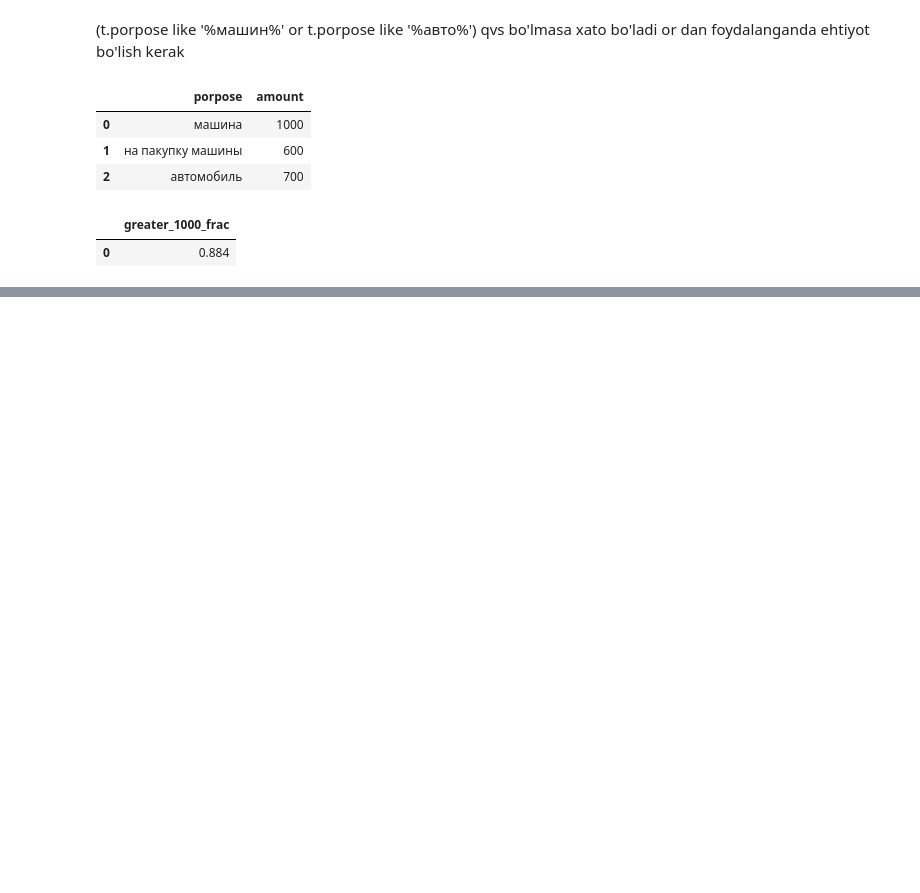
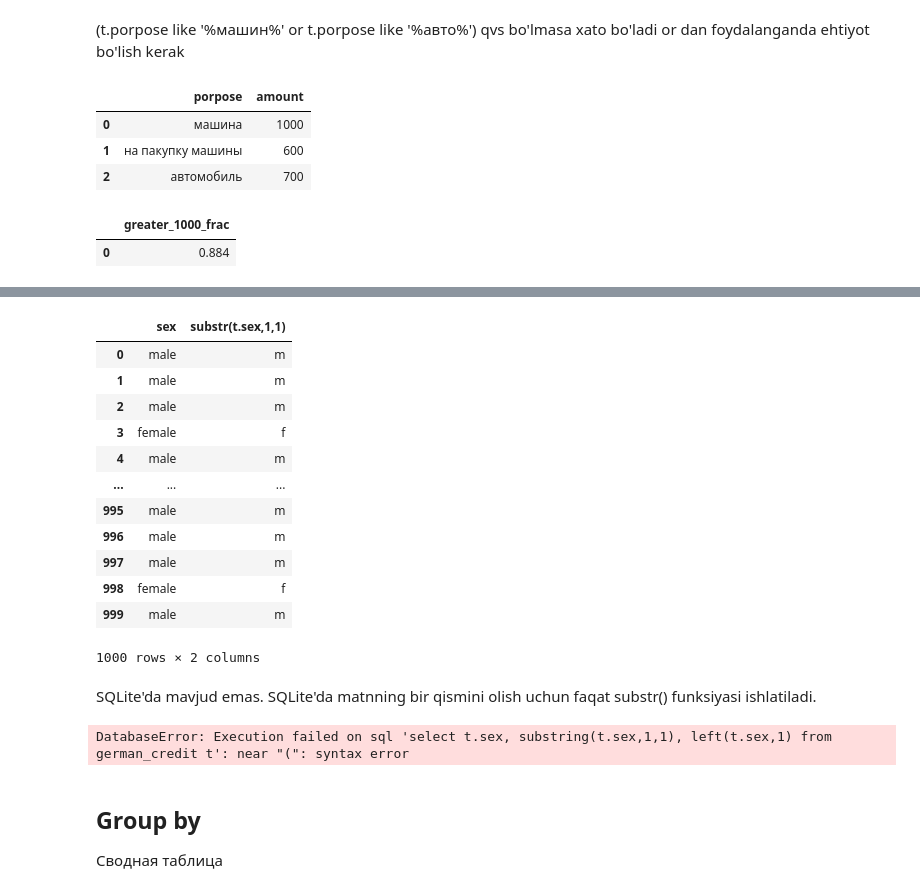
Before and after one commit to bakhodirabdullayevich/SQL_notebooks, a Jupyter notebook: SQLite3.ipynb, the cells around one changed output, grey strips where cells are left out. Drawn from its saved outputs; the diff is of its cells as text; code cells hidden in the pictures; blank space fills up the shorter version.

```diff
--- a/SQLite3.ipynb
+++ b/SQLite3.ipynb
@@ -241,0 +364,20 @@ select(sql)
+# %%
+sql = '''select t.sex, substr(t.sex,1,1) from german_credit t'''
+# %%
+select(sql)
+# %% [output]
+|  | sex | substr(t.sex,1,1) |
+| 0 | male | m |
+| 1 | male | m |
+| 2 | male | m |
+| 3 | female | f |
+| 4 | male | m |
+| ... | ... | ... |
+| 995 | male | m |
+| 996 | male | m |
+| 997 | male | m |
+| 998 | female | f |
+| 999 | male | m |
+1000 rows × 2 columns
+# %% [markdown]
+SQLite'da mavjud emas. SQLite'da matnning bir qismini olish uchun faqat substr() funksiyasi ishlatiladi.
@@ -241,0 +386,7 @@ select(sql)
+# %%
+select(sql)
+# %% [output]
+DatabaseError: Execution failed on sql 'select t.sex, substring(t.sex,1,1), left(t.sex,1) from german_credit t': near "(": syntax error
+# %% [markdown]
+## Group by
+Сводная таблица
```
Also changed, not shown: parts of 25 cells of this notebook.
